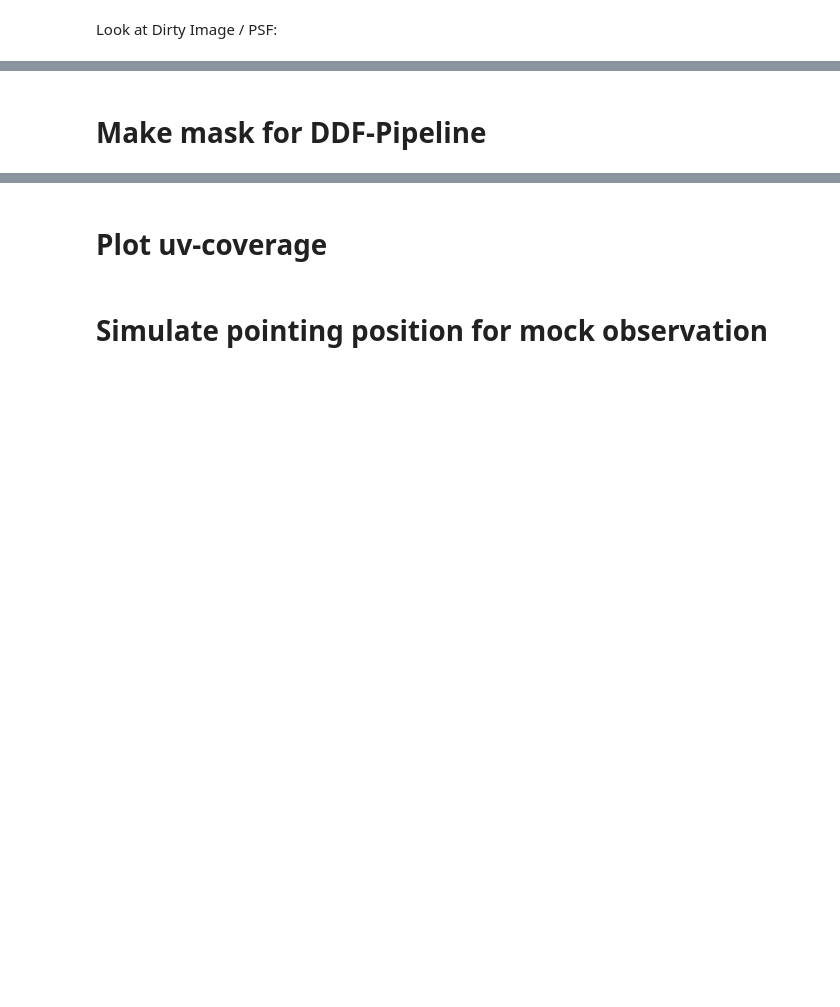
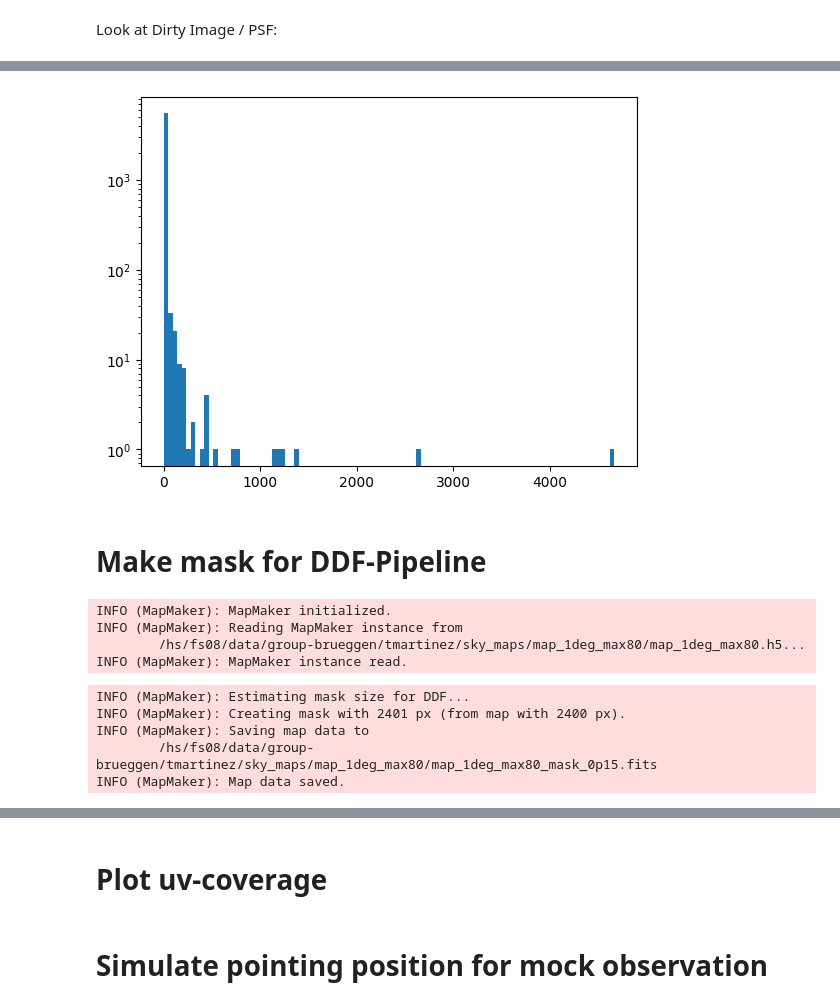
Before and after one commit to tmartinezML/LOFAR-Diffusion, a Jupyter notebook: src/notebooks/sky_maps.ipynb, the cells around one changed output, grey strips where cells are left out. Cells and saved outputs as stored; diff of their text form; code cells hidden in the pictures; blank space fills up the shorter version.

```diff
--- a/src/notebooks/sky_maps.ipynb
+++ b/src/notebooks/sky_maps.ipynb
@@ -222,10 +244,29 @@ mpplt.plot_sky_map(dirty_arr, wcs=dirty_wcs)
+# %%
+import matplotlib.pyplot as plt
+
+%matplotlib inline
+plt.hist(mm.ext_df['flux'].values, bins=np.linspace, log=True)
+plt.show()
+# %% [output]
+[figure, added]
 # %% [markdown]
 # Make mask for DDF-Pipeline
 # %%
 from maps.map_maker import MapMaker
 
-map_name = 'map_2.5deg_max80'
+map_name = 'map_1deg_max80'
 
 mm = MapMaker.from_hdf(map_name)
+# %% [output]
+INFO (MapMaker): MapMaker initialized.
+INFO (MapMaker): Reading MapMaker instance from
+        /hs/fs08/data/group-brueggen/tmartinez/sky_maps/map_1deg_max80/map_1deg_max80.h5...
+INFO (MapMaker): MapMaker instance read.
 # %%
-mask = mm.make_mask(flux_threshold=150, save=True)
+mask = mm.make_mask(flux_threshold=0.15, save=True)
+# %% [output]
+INFO (MapMaker): Estimating mask size for DDF...
+INFO (MapMaker): Creating mask with 2401 px (from map with 2400 px).
+INFO (MapMaker): Saving map data to
+        /hs/fs08/data/group-brueggen/tmartinez/sky_maps/map_1deg_max80/map_1deg_max80_mask_0p15.fits
+INFO (MapMaker): Map data saved.
```
Also changed, not shown: parts of 19 cells of this notebook, 5 other files.
